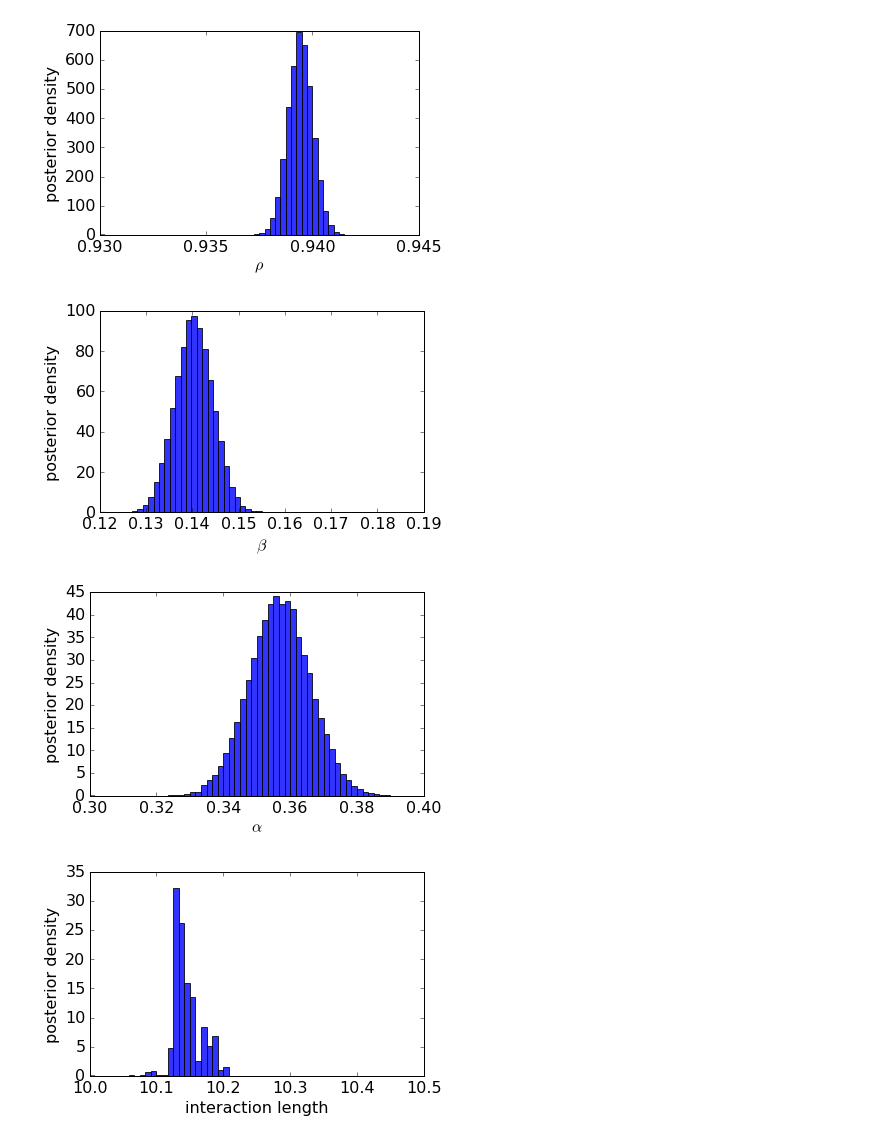
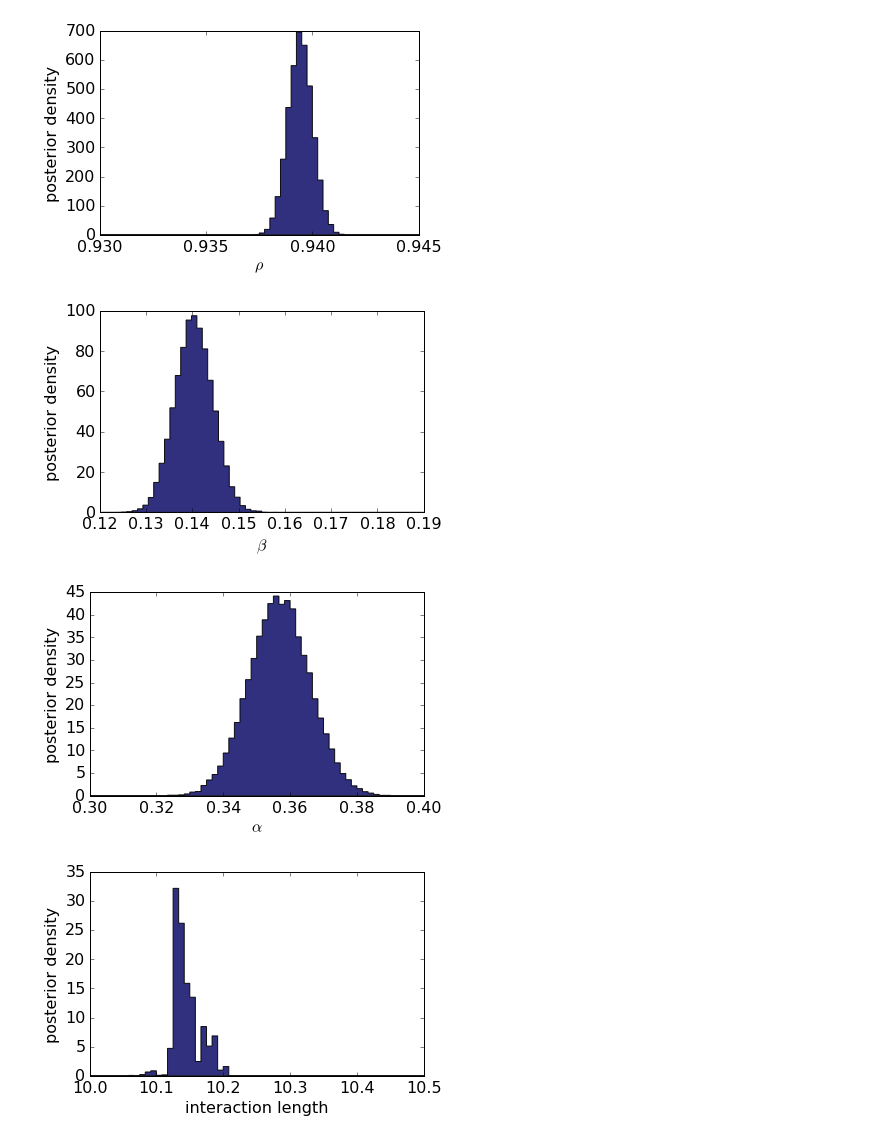
Before and after one commit to ctorney/dolphinUnion, a Jupyter notebook: analysis/movement/model_selection/histPlotsNB.ipynb, the cells around one changed output. Cells and saved outputs as stored; diff of their text form; code cells hidden in the pictures.

```diff
--- a/analysis/movement/model_selection/histPlotsNB.ipynb
+++ b/analysis/movement/model_selection/histPlotsNB.ipynb
@@ -71,7 +71,7 @@ il = np.load('mc_data/cm_il.npy')
 ig = np.load('mc_data/cm_ig.npy')
 
 
-plt.hist(rho_m,normed=True,range=[0.930,0.945],bins=60,alpha=0.8)
+plt.hist(rho_m,normed=True,range=[0.930,0.945],bins=60,histtype='stepfilled',color='midnightblue',alpha=0.9)
 #plt.fill_between(X_plot,np.zeros_like(X_plot), log_dens,alpha=0.4)#, fc='#AAAAFF')
 
 plt.xlim(0.930,0.945)
@@ -82,7 +82,7 @@ plt.tight_layout()
 plt.savefig('cm_rho.png',dpi=300)
 plt.show()
 
-plt.hist(beta,normed=True,range=[0.12,0.19],bins=60,alpha=0.8)
+plt.hist(beta,normed=True,range=[0.12,0.19],bins=60,histtype='stepfilled',color='midnightblue',alpha=0.9)
 plt.xlim(0.12, 0.19)
 plt.xlabel(r'$\beta$')
 plt.ylabel('posterior density')
@@ -91,7 +91,7 @@ plt.tight_layout()
 plt.savefig('cm_beta.png',dpi=300)
 plt.show()
 
-plt.hist(alpha,normed=True,range=[0.3,0.4],bins=60,alpha=0.8)
+plt.hist(alpha,normed=True,range=[0.3,0.4],bins=60,histtype='stepfilled',color='midnightblue',alpha=0.9)
 plt.xlim(0.3, 0.4)
 plt.xlabel(r'$\alpha$')
 plt.ylabel('posterior density')
@@ -101,7 +101,7 @@ plt.savefig('cm_alpha.png',dpi=300)
 plt.show()
 
 
-plt.hist(il,normed=True,range=[10,10.5],bins=60,alpha=0.8)
+plt.hist(il,normed=True,range=[10,10.5],bins=60,histtype='stepfilled',color='midnightblue',alpha=0.9)
 plt.xlim(10, 10.5)
 plt.xlabel('interaction length')
 plt.ylabel('posterior density')
@@ -114,7 +114,7 @@ plt.show()
 
 
 
-plt.hist(ia,normed=True,range=[0.24,0.26],bins=60,alpha=0.8)
+plt.hist(ia,normed=True,range=[0.24,0.26],bins=60,histtype='stepfilled',color='midnightblue',alpha=0.9)
 plt.xlim(0.24, 0.26)
 plt.xlabel('interaction angle')
 plt.ylabel('posterior density')
@@ -125,35 +125,35 @@ plt.show()
 
 
 
-plt.hist(ig,normed=True,range=[0.9,1.75],bins=60,alpha=0.8)
+plt.hist(ig,normed=True,range=[0.9,1.75],bins=60,histtype='stepfilled',color='midnightblue',alpha=0.9)
 plt.xlim(0.9,1.75)
 plt.xlabel('minimum interaction range')
 plt.ylabel('posterior density')
 plt.xticks(np.arange(0.9, 1.75,0.25))
 plt.tight_layout()
 plt.savefig('cm_ig.png',dpi=300)
 plt.show()
 
 
 print('rho_m mean: ' + str(np.mean(rho_m)) + ' sd: ' + str(np.std(rho_m)))
 print('rho_m 95% CI : ' + str(np.percentile(rho_m,2.5)) + ',' + str(np.percentile(rho_m,97.5)))
 
 print('beta mean: ' + str(np.mean(beta)) + ' sd: ' + str(np.std(beta)))
 print('beta 95% CI : ' + str(np.percentile(beta,2.5)) + ',' + str(np.percentile(beta,97.5)))
 
 print('alpha mean: ' + str(np.mean(alpha)) + ' sd: ' + str(np.std(alpha)))
 print('alpha 95% CI : ' + str(np.percentile(alpha,2.5)) + ',' + str(np.percentile(alpha,97.5)))
 
 print('length mean: ' + str(np.mean(il)) + ' sd: ' + str(np.std(il)))
 print('length 95% CI : ' + str(np.percentile(il,2.5)) + ',' + str(np.percentile(il,97.5)))
 
 print('angle mean: ' + str(np.mean(ia)) + ' sd: ' + str(np.std(ia)))
 print('angle 95% CI : ' + str(np.percentile(ia,2.5)) + ',' + str(np.percentile(ia,97.5)))
 
 print('ignore mean: ' + str(np.mean(ig)) + ' sd: ' + str(np.std(ig)))
 print('ignore 95% CI : ' + str(np.percentile(ig,2.5)) + ',' + str(np.percentile(ig,97.5)))
 # %% [output]
-[figure, old version]
+[figure, new version]
-[figure, old version]
+[figure, new version]
-[figure, old version]
+[figure, new version]
-[figure, old version]
+[figure, new version]
```
Also changed, not shown: parts of 9 cells of this notebook, 1 other file.
